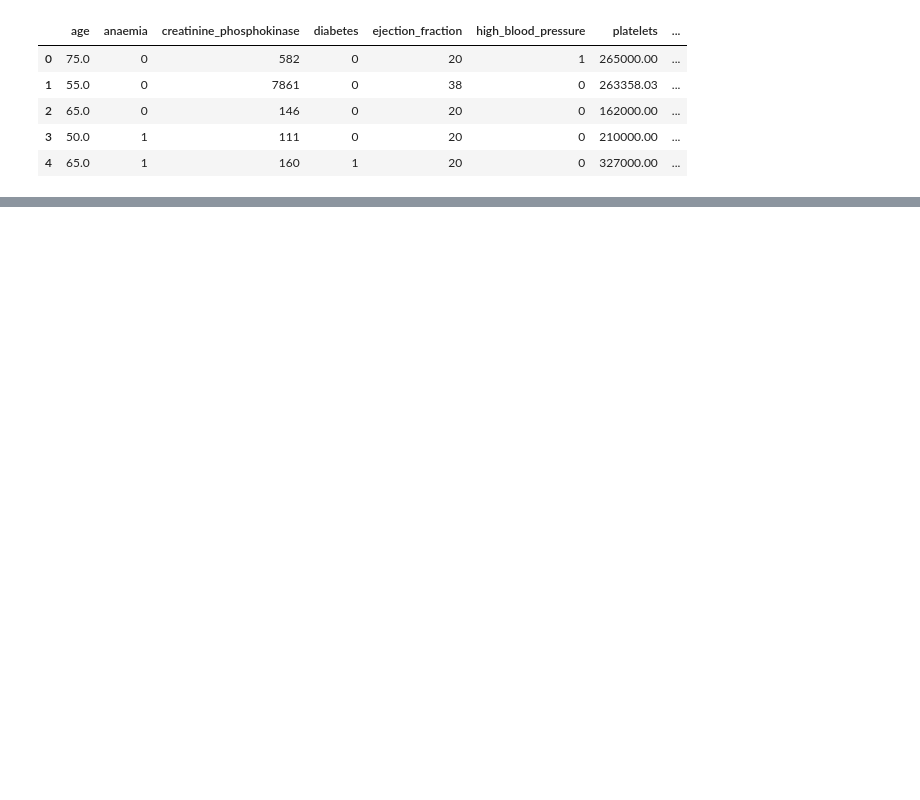
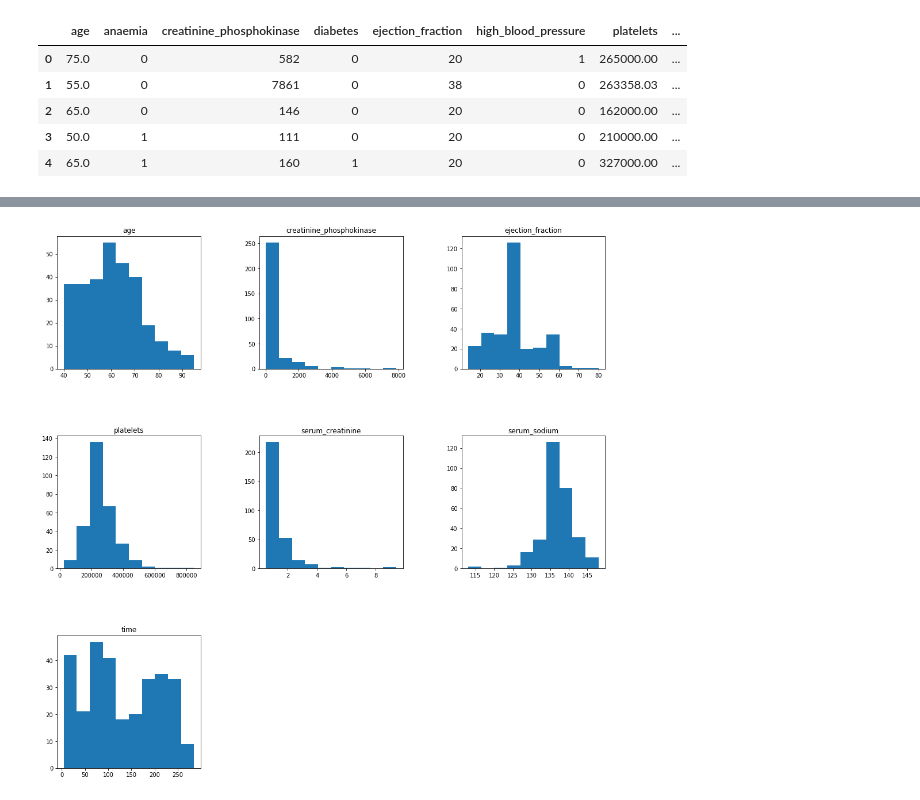
Before and after one commit to Samir-Hysa/Kickstarter_pred, a Jupyter notebook: data_eda.ipynb, the cells around one changed output, grey strips where cells are left out. Drawn from its saved outputs; the diff is of its cells as text; code cells hidden in the pictures; blank space fills up the shorter version.

Commit message:
added histograms

```diff
--- a/data_eda.ipynb
+++ b/data_eda.ipynb
@@ -39,0 +72,30 @@ Index(['age', 'anaemia', 'creatinine_phosphokinase', 'diabetes',
+# %%
+SIZE = 3
+# data
+df_col = df[['age',
+             'creatinine_phosphokinase',
+             'ejection_fraction',
+             'platelets',
+             'serum_creatinine',
+             'serum_sodium',
+             'time']]
+
+# create grid 5x5
+f, ax = plt.subplots(SIZE, SIZE)
+f.tight_layout(pad=1.0)
+f.set_figheight(15)
+f.set_figwidth(15)
+
+# put data in different cell
+for idx, data in enumerate(df_col):
+    x = idx % SIZE
+    y = idx // SIZE
+    ax[y, x].set_title(data)
+    ax[y, x].hist(df_col[data])
+
+# deleting last 2 histogram because are empty
+f.delaxes(ax[2, 1])
+f.delaxes(ax[2, 2])
+plt.show()
+# %% [output]
+[figure, added]
```
Also changed, not shown: parts of 10 cells of this notebook.
